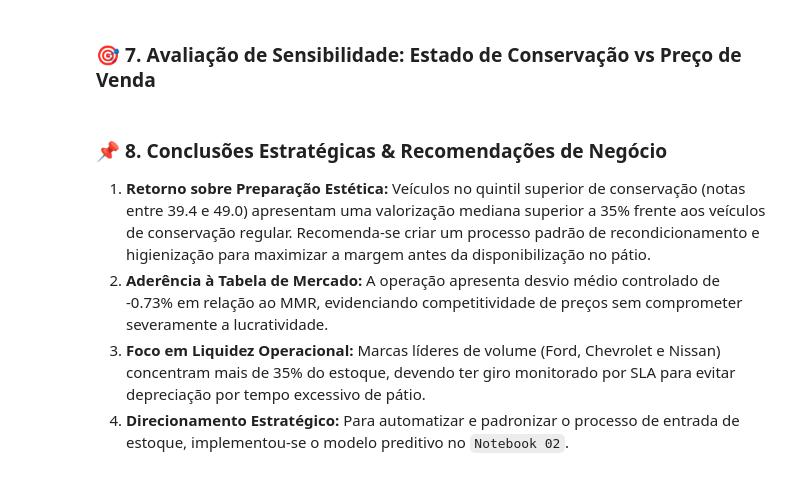
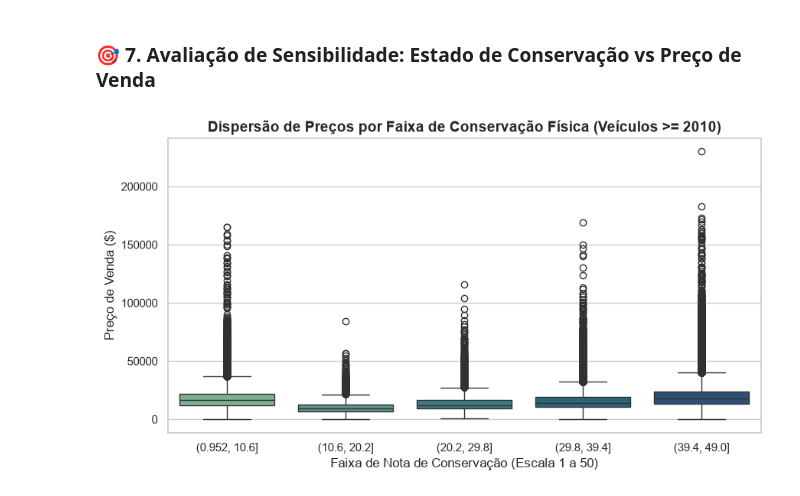
Before and after one commit to gabrielhenriquesilva2395-hub/Projeto-Mercado-Automotivo, a Jupyter notebook: 01_analise_exploratoria_e_negocios.ipynb, the cells around one changed output. Drawn from its saved outputs; the diff is of its cells as text; code cells hidden in the pictures.

```diff
--- a/01_analise_exploratoria_e_negocios.ipynb
+++ b/01_analise_exploratoria_e_negocios.ipynb
@@ -99,15 +124,12 @@ plt.show()
 ### 🎯 7. Avaliação de Sensibilidade: Estado de Conservação vs Preço de Venda
 # %%
 plt.figure(figsize=(10, 5))
-sns.boxplot(data=df_clean[df_clean['year'] >= 2010], x=pd.cut(df_clean['condition'], bins=5), y='sellingprice', palette='crest')
+df_plot = df_clean[df_clean['year'] >= 2010].copy()
+df_plot['faixa_conservacao'] = pd.cut(df_plot['condition'], bins=5)
+sns.boxplot(data=df_plot, x='faixa_conservacao', y='sellingprice', palette='crest')
 plt.title('Dispersão de Preços por Faixa de Conservação Física (Veículos >= 2010)', fontsize=14, fontweight='bold')
 plt.xlabel('Faixa de Nota de Conservação (Escala 1 a 50)')
 plt.ylabel('Preço de Venda ($)')
 plt.show()
+# %% [output]
+[figure, added]
-# %% [markdown]
-### 📌 8. Conclusões Estratégicas & Recomendações de Negócio
-
-1. **Retorno sobre Preparação Estética:** Veículos no quintil superior de conservação (notas entre 39.4 e 49.0) apresentam uma valorização mediana superior a 35% frente aos veículos de conservação regular. Recomenda-se criar um processo padrão de recondicionamento e higienização para maximizar a margem antes da disponibilização no pátio.
-2. **Aderência à Tabela de Mercado:** A operação apresenta desvio médio controlado de -0.73% em relação ao MMR, evidenciando competitividade de preços sem comprometer severamente a lucratividade.
-3. **Foco em Liquidez Operacional:** Marcas líderes de volume (Ford, Chevrolet e Nissan) concentram mais de 35% do estoque, devendo ter giro monitorado por SLA para evitar depreciação por tempo excessivo de pátio.
-4. **Direcionamento Estratégico:** Para automatizar e padronizar o processo de entrada de estoque, implementou-se o modelo preditivo no `Notebook 02`.
```
Also changed, not shown: parts of 10 cells of this notebook, 5 other files.
